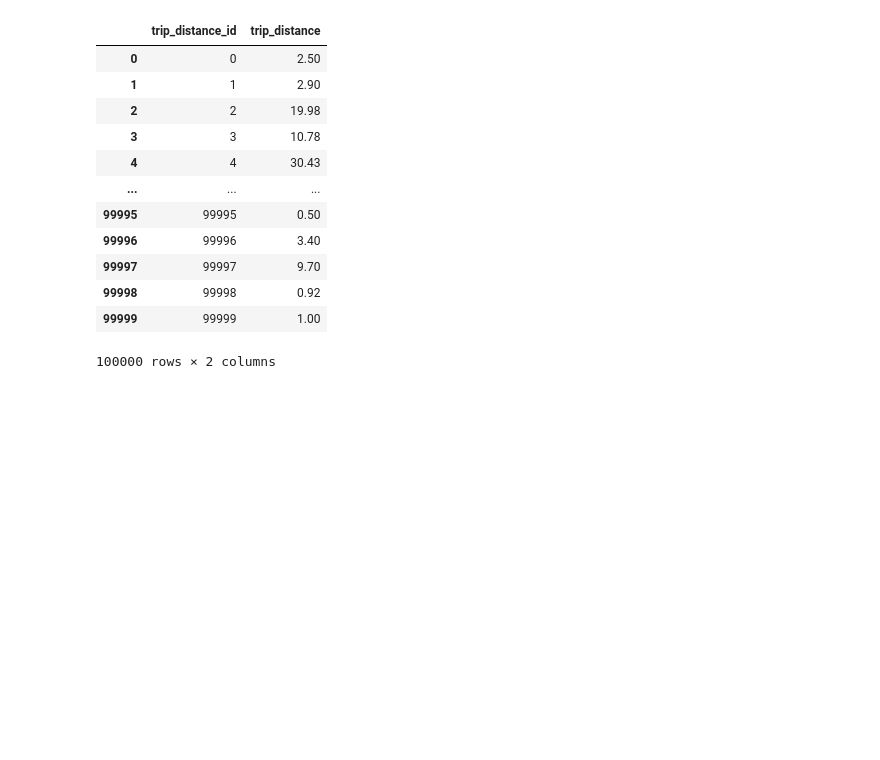
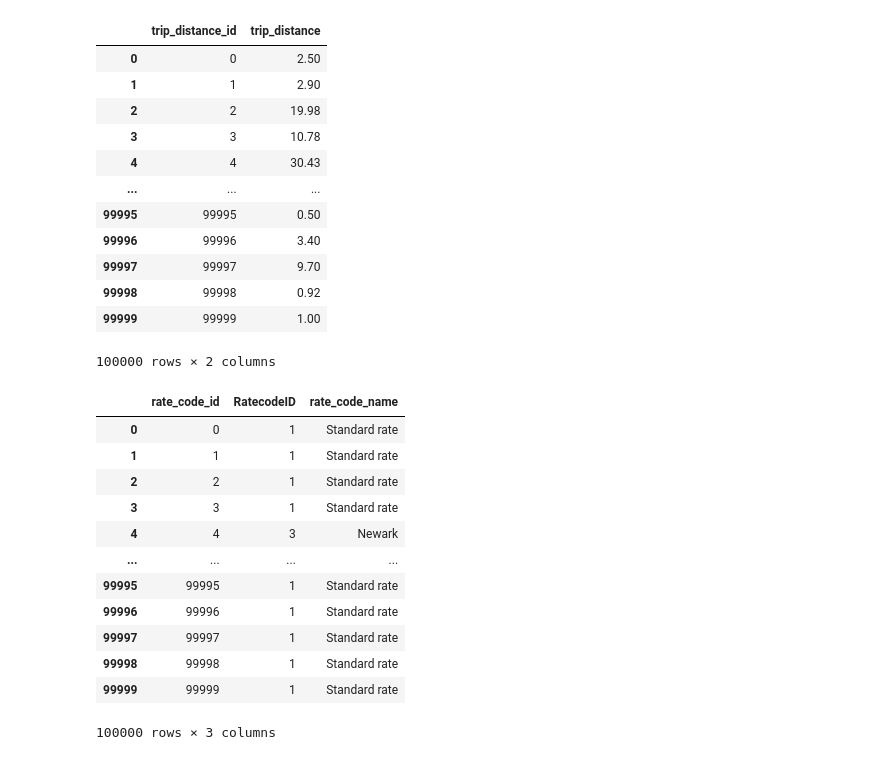
Before and after one commit to Grayfox9/EtE-Uber-Data, a Jupyter notebook: Uber Data Pipeline.ipynb, the cells around one changed output. Saved outputs shown, nothing was run; the diff lists cells and outputs as text; code cells hidden in the pictures; blank space fills up the shorter version.

```diff
--- a/Uber Data Pipeline.ipynb
+++ b/Uber Data Pipeline.ipynb
@@ -223,3 +223,24 @@ rate_code_type = {
 }
 
 #Creating the new rate type dimension dataframe
+
+rate_code_dim = df[['RatecodeID']].reset_index(drop=True)
+rate_code_dim['rate_code_id'] = rate_code_dim.index
+rate_code_dim['rate_code_name'] = rate_code_dim['RatecodeID'].map(rate_code_type)
+rate_code_dim = rate_code_dim[['rate_code_id','RatecodeID','rate_code_name']]
+# %%
+rate_code_dim
+# %% [output]
+|  | rate_code_id | RatecodeID | rate_code_name |
+| 0 | 0 | 1 | Standard rate |
+| 1 | 1 | 1 | Standard rate |
+| 2 | 2 | 1 | Standard rate |
+| 3 | 3 | 1 | Standard rate |
+| 4 | 4 | 3 | Newark |
+| ... | ... | ... | ... |
+| 99995 | 99995 | 1 | Standard rate |
+| 99996 | 99996 | 1 | Standard rate |
+| 99997 | 99997 | 1 | Standard rate |
+| 99998 | 99998 | 1 | Standard rate |
+| 99999 | 99999 | 1 | Standard rate |
+100000 rows × 3 columns
```
Also changed, not shown: parts of 7 cells of this notebook.
